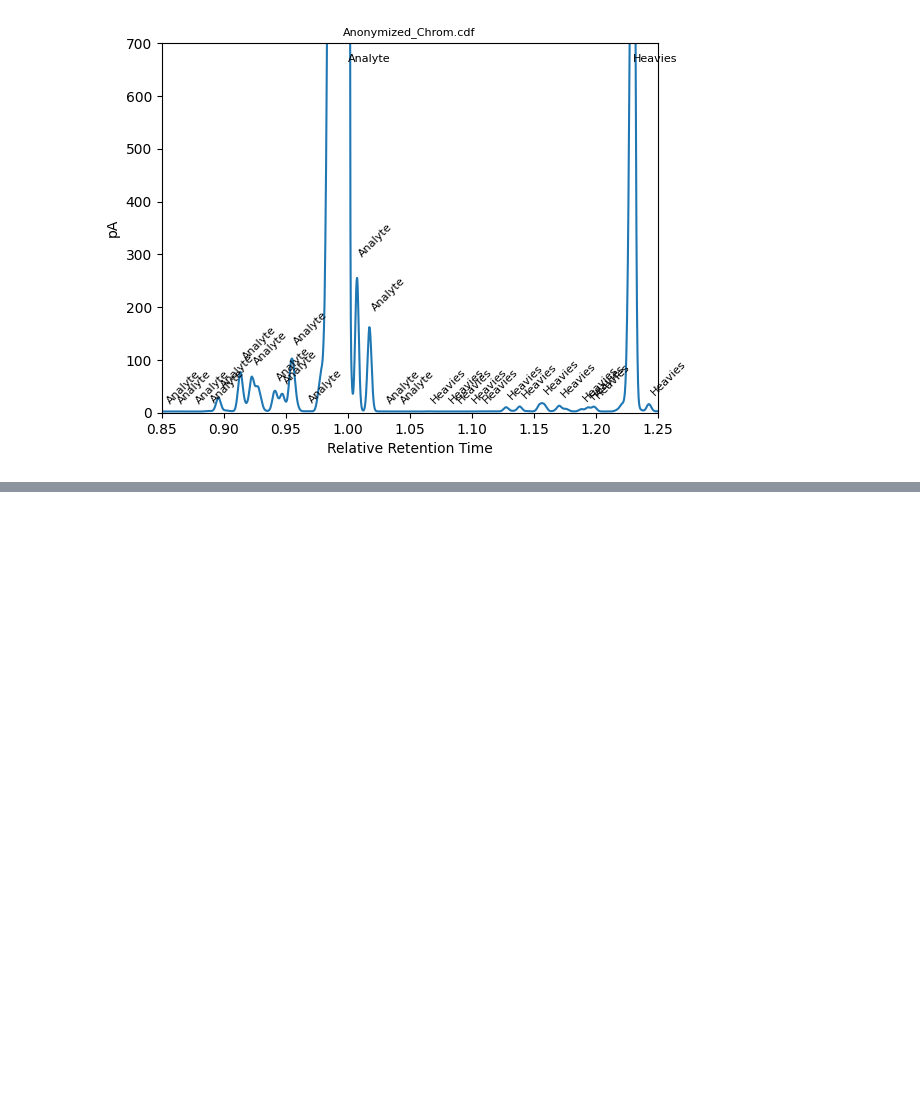
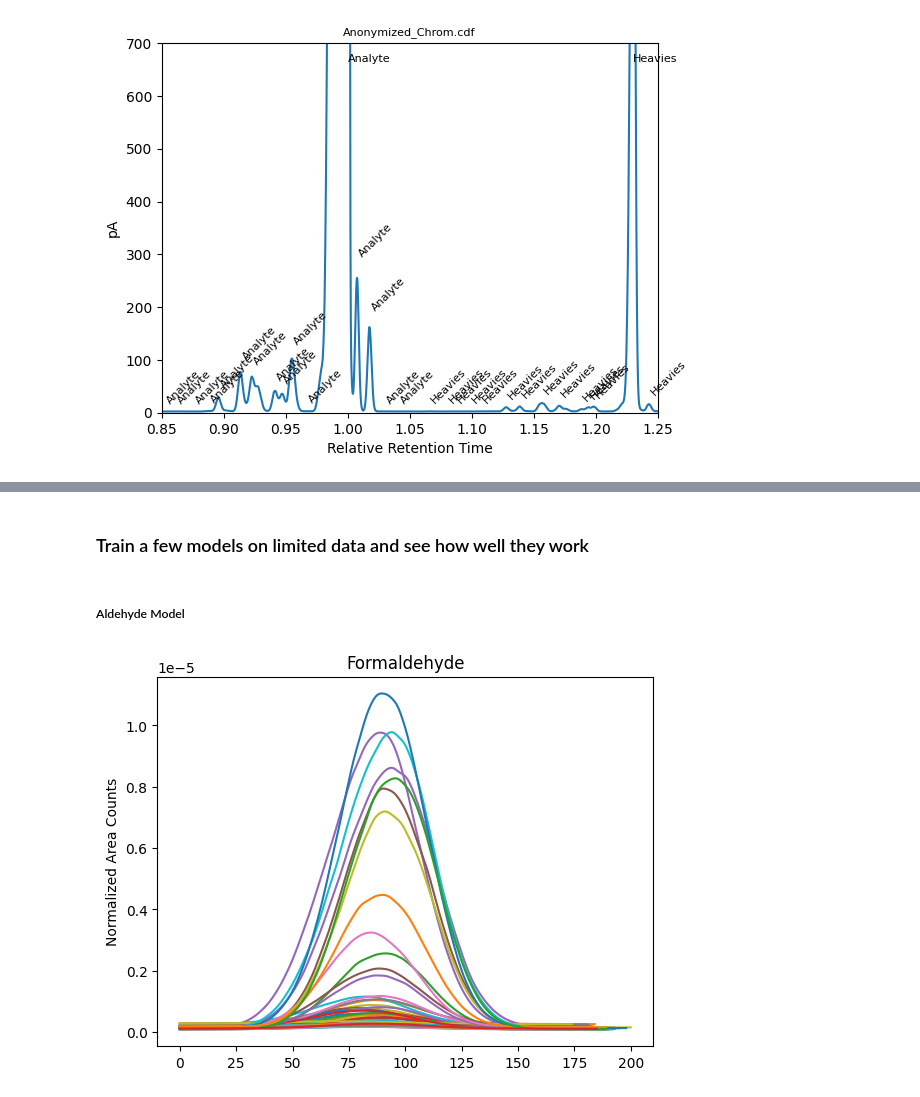
Before and after one commit to jnw022/chrom_monitor, a Jupyter notebook: CDF Reader Anonymized.ipynb, the cells around one changed output, grey strips where cells are left out. Saved outputs shown, nothing was run; the diff lists cells and outputs as text; code cells hidden in the pictures; blank space fills up the shorter version.

Commit message:
Added models and features
Added lots of new features, models, and data.

```diff
--- a/CDF Reader Anonymized.ipynb
+++ b/CDF Reader Anonymized.ipynb
@@ -54,7 +63,7 @@ class Peak:
         start_time (numeric):    Retention time at which peak integration begins.
         stop_time (numeric):     Retention time at which peak integration ends.
         apex_time (numeric):     Retention time of the peak apex.
-        norm_apex (numeric):     Retention time of apex normalized to the retention time of a reference peak.
+        rrt_apex (numeric):     Retention time of apex scaled to the retention time of an anchor peak.
         height (numeric):        Signal intensity at the apex, or max height of the peak.
     """
 
@@ -75,7 +84,7 @@ class Peak:
         self.stop_time = stop
         self.area = area
         self.apex_time, self.height = self._get_apex(signal, time)
-        self.norm_apex = self.apex_time
+        self.rrt_apex = self.apex_time
 
     def _get_apex(self, signal, time):
         """
@@ -107,9 +116,9 @@ class Peak:
 
         return ret_time, height
 
-    def normalize_retention_time(self, ref_peak):
+    def scale_retention_time(self, ref_peak):
         """
-        Normalize the retention time relative to that of a reference peak.  The outcome will be a dimensionless quantity representing
+        Scale the retention time relative to that of a reference peak.  The outcome will be a dimensionless quantity representing
         how far away this peak is from the reference peak.  The idea is to be able to compare chromatograms across instruments and across time,
         where the absolute retention times of various peaks will vary by some amount.
 
@@ -119,9 +128,9 @@ class Peak:
             ref_peak (Peak):  User-defined reference peak.
         """
 
-        self.norm_apex = self.apex_time / ref_peak.apex_time
+        self.rrt_apex = self.apex_time / ref_peak.apex_time
 
-        return self.norm_apex
+        return self.rrt_apex
 # %% [markdown]
 ### Establish peak groups
 
@@ -503,0 +556,2 @@ chrom.plot(norm_ret_times=True, labels=True, xmin=0.85, xmax=1.25, ymax=700)
+# %%
+chroms = pull_chromatograms('Channel 101')
@@ -503,0 +560,10 @@ chrom.plot(norm_ret_times=True, labels=True, xmin=0.85, xmax=1.25, ymax=700)
+# %%
+usable_chroms = []
+for chrom in chroms:
+    try:
+        chrom.scale_ret_times_by_anchor('Butyraldehyde-IS')
+        usable_chroms.append(chrom)
+    except KeyError:
+        pass
+
+print(f"There are {len(usable_chroms)} usable chromatograms.")
@@ -503,0 +1685,16 @@ chrom.plot(norm_ret_times=True, labels=True, xmin=0.85, xmax=1.25, ymax=700)
+# %%
+def plot_traces(chroms, analyte):
+    """ Utility function for plotting chromatogram traces for a specified analyte/group in a dataset. """
+
+    fig = plt.Figure()
+    ax = plt.subplot()
+    for chrom in chroms:
+        group = chrom.peak_groups[analyte]
+        sig = chrom.get_group_signal(group)
+        ax.plot(np.trim_zeros(sig))
+        ax.set_title(analyte)
+        ax.set_ylabel('Normalized Area Counts')
+# %% [markdown]
+### Train a few models on limited data and see how well they work
+# %% [markdown]
+##### Aldehyde Model
@@ -503,0 +1706,4 @@ chrom.plot(norm_ret_times=True, labels=True, xmin=0.85, xmax=1.25, ymax=700)
+# %%
+plot_traces(usable_chrom, 'Formaldehyde')
+# %% [output]
+[figure, added]
```
Also changed, not shown: parts of 52 cells of this notebook.
